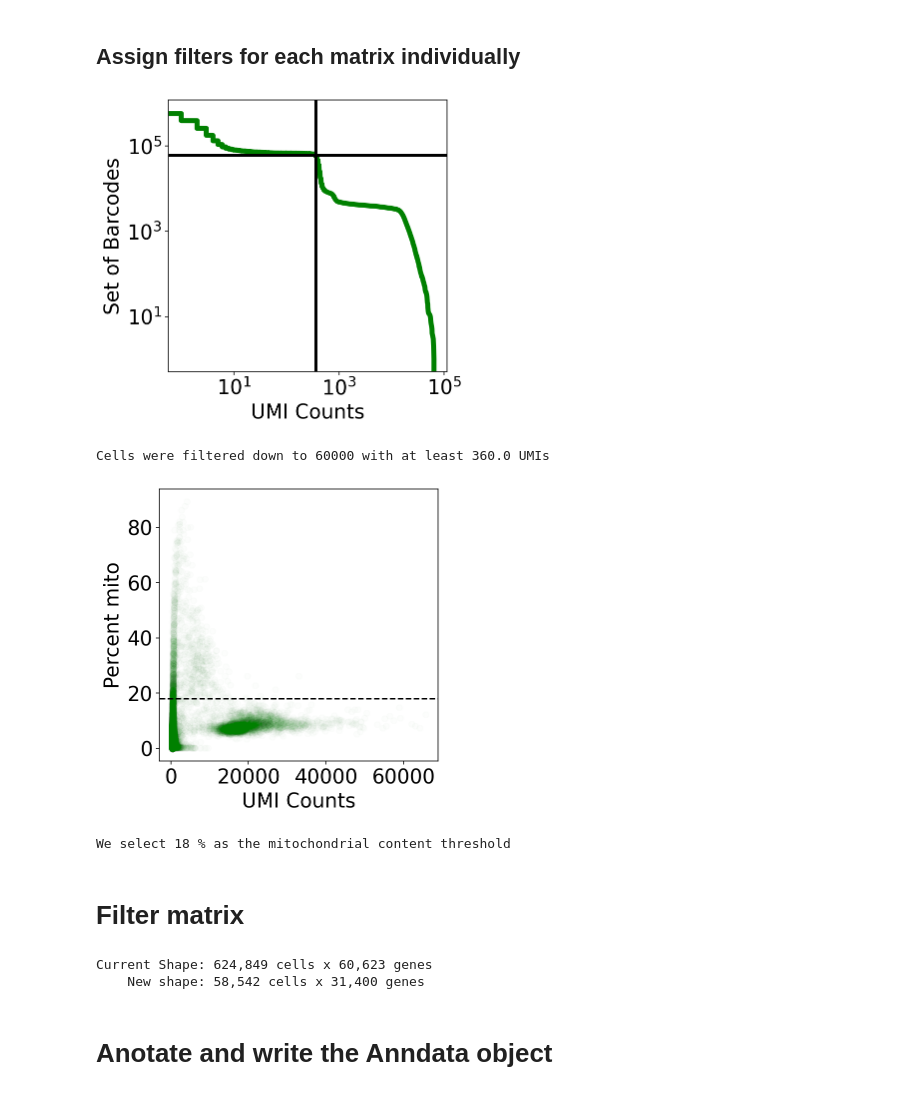
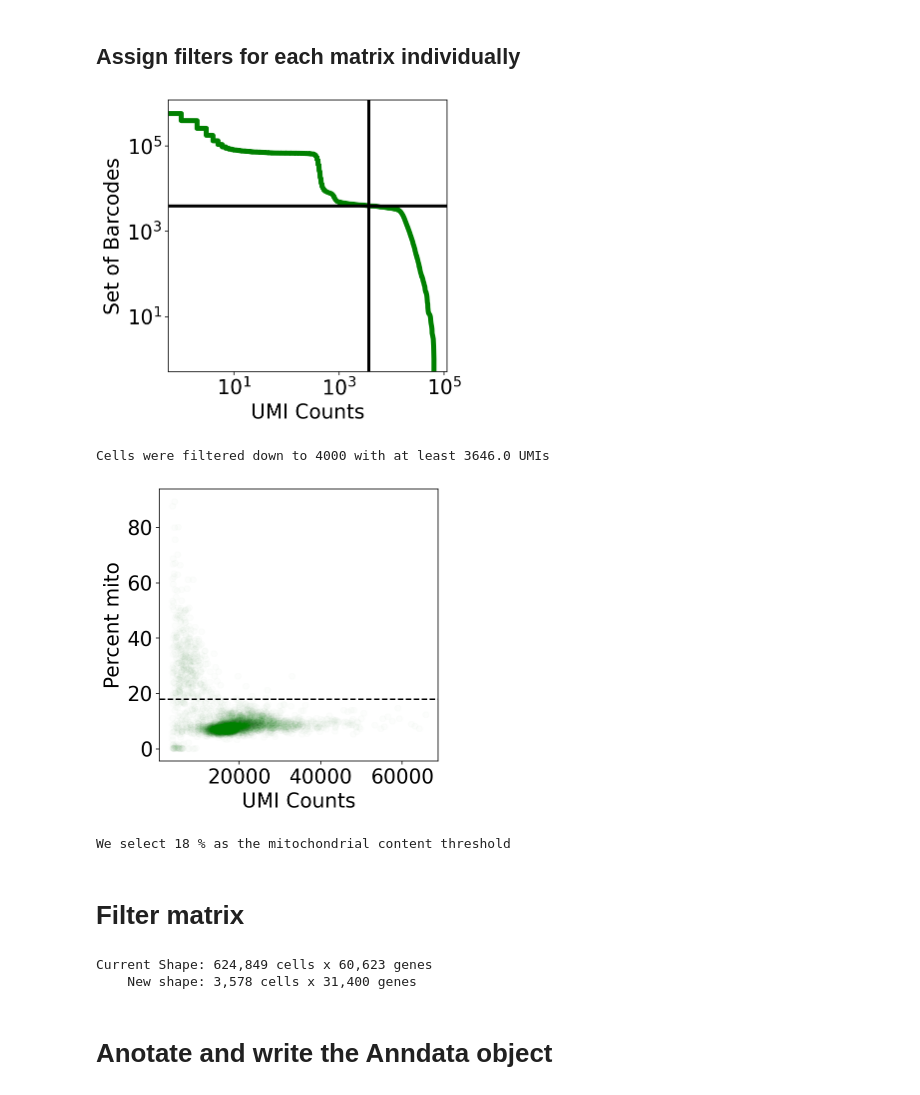
Before and after one commit to agalvezm/ACE2_scRNAseq, a Jupyter notebook: notebooks_countmatrices/GSE121600_GSM4080086.ipynb, the cells around one changed output. Drawn from its saved outputs; the diff is of its cells as text; code cells hidden in the pictures.

```diff
--- a/notebooks_countmatrices/GSE121600_GSM4080086.ipynb
+++ b/notebooks_countmatrices/GSE121600_GSM4080086.ipynb
@@ -375,7 +375,7 @@ gene_threshold = 3
 mito_criteria = 30
 # %%
 
-expected_num_cells = 60000#@param {type:"integer"}
+expected_num_cells = 4000#@param {type:"integer"}
 knee = np.sort(nd(results[sample_id[samp_n]].X.sum(axis=1)))[::-1]
 
 fig, ax = plt.subplots(figsize=(5, 5))
@@ -395,36 +395,36 @@ plt.show()
 
 cell_threshold = knee[expected_num_cells]
 
 results["cell_threshold" + sample_id[samp_n]] = knee[expected_num_cells]
 
 print ("Cells were filtered down to " + str(expected_num_cells) + " with at least " + str(cell_threshold) + " UMIs")
 
 
 mito_criteria = 18#@param {type:"integer"}
 results["mito_criteria" + sample_id[samp_n]] = mito_criteria
 
 fig, ax = plt.subplots(figsize=(5,5))
 
 
 x = nd(results[sample_id[samp_n]].obs["cell_counts"][results[sample_id[i]].obs["cell_counts"] > cell_threshold])
 y = nd(results[sample_id[samp_n]].obs["percent_mito"][results[sample_id[i]].obs["cell_counts"] > cell_threshold])
 
 ax.scatter(x, y, color="green", alpha=0.01)
 
 ax.axhline(y=mito_criteria, linestyle="--", color="k")
 
 
 ax.set_xlabel("UMI Counts")
 ax.set_ylabel("Percent mito")
 
 
 plt.show()
 
 print("We select " + str(mito_criteria) + " % as the mitochondrial content threshold")
 # %% [output]
-[figure, old version]
+[figure, new version]
-Cells were filtered down to 60000 with at least 360.0 UMIs
+Cells were filtered down to 4000 with at least 3646.0 UMIs
-[figure, old version]
+[figure, new version]
 We select 18 % as the mitochondrial content threshold
 # %% [markdown]
 # Filter matrix
@@ -442,7 +442,7 @@ for i in range(no_samples):
   results["data_" + sample_id[i]] = results[sample_id[i]][cell_mask, gene_mask]
 # %% [output]
 Current Shape: 624,849 cells x 60,623 genes
-    New shape: 58,542 cells x 31,400 genes
+    New shape: 3,578 cells x 31,400 genes
 # %% [markdown]
 # Anotate and write the Anndata object
 # %%
```
Also changed, not shown: parts of 5 cells of this notebook.
